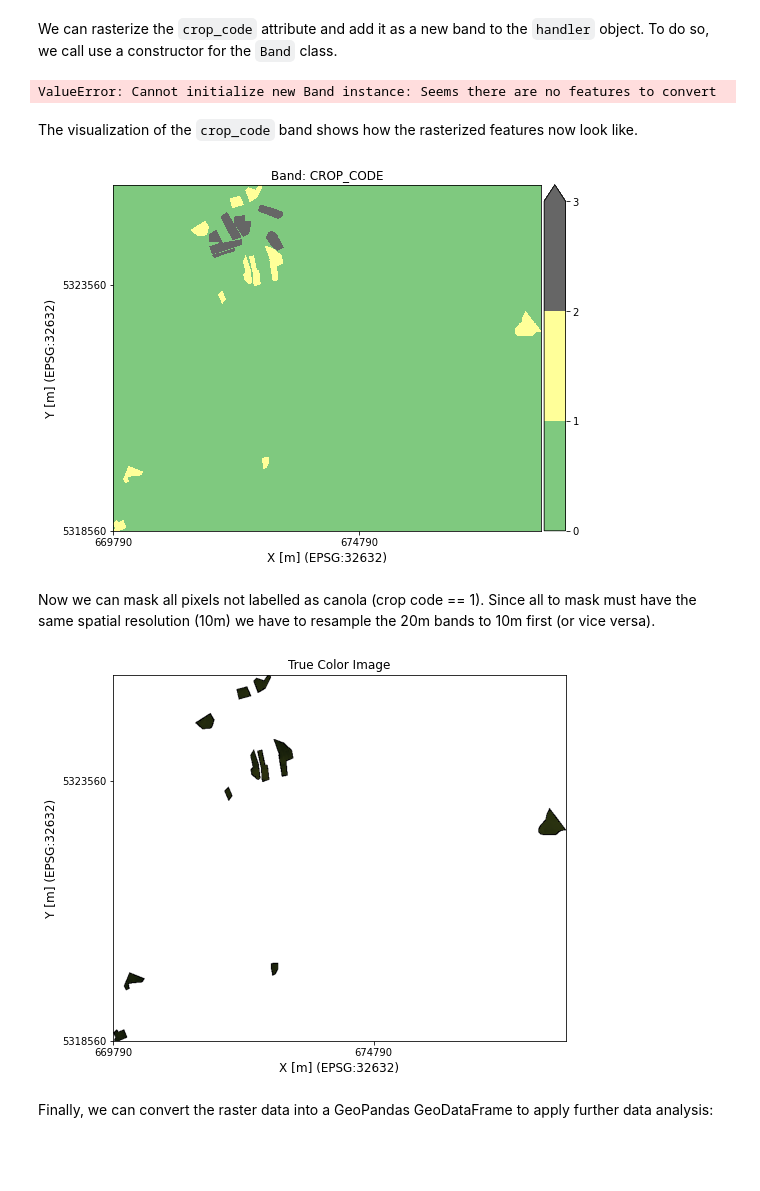
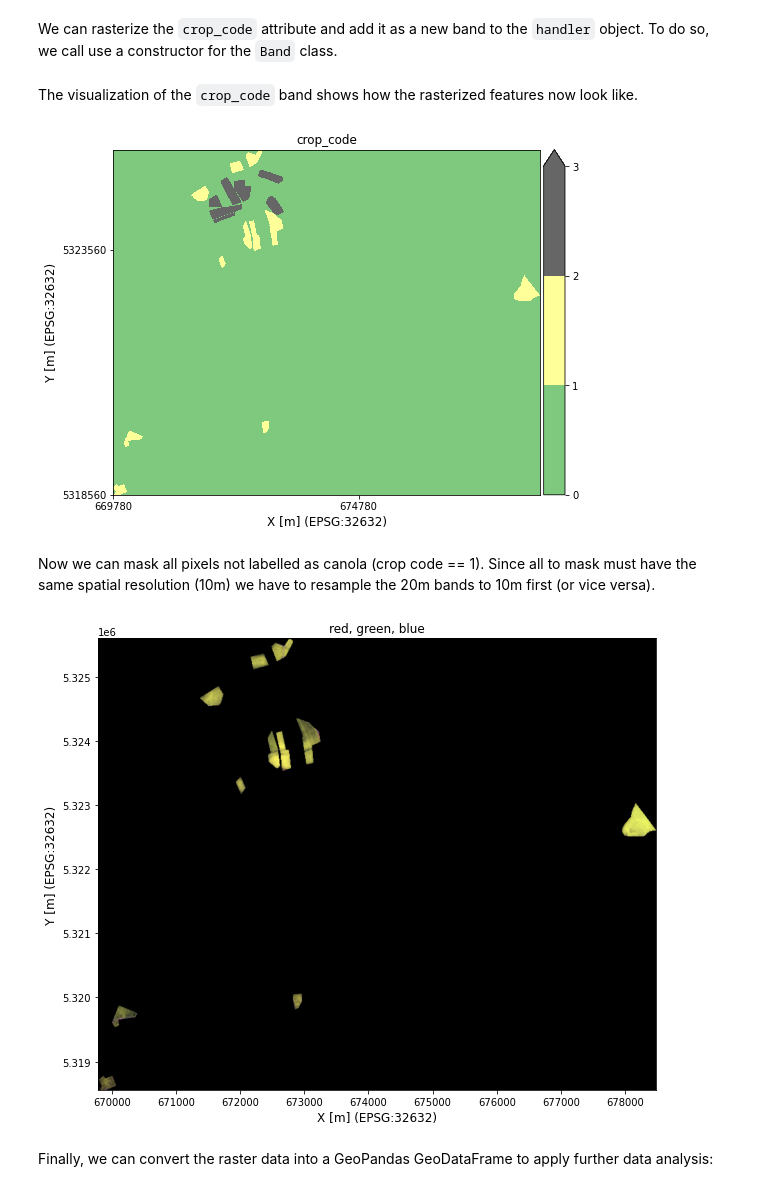
Before and after one commit to EOA-team/AgriSatPy, a Jupyter notebook: tutorial/sentinel2_field_parcel_extraction.ipynb, the cells around one changed output. Cells and saved outputs as stored; diff of their text form; code cells hidden in the pictures; blank space fills up the shorter version.

```diff
--- a/tutorial/sentinel2_field_parcel_extraction.ipynb
+++ b/tutorial/sentinel2_field_parcel_extraction.ipynb
@@ -98,37 +98,38 @@ handler.add_band(
     vector_features=parcels_gdf,
     geo_info=handler['blue'].geo_info,  # we use the geo-localisation of one of the 10m bands
     snap_bounds=handler['blue'].bounds, # and define the extent of the rasterized vector features to match the extent of the blue band
-    band_name_src='crop_code'           # we can use any numeric attribute of the vector features; each attribute becomes a new raster band
+    band_name_src='crop_code',          # we can use any numeric attribute of the vector features; each attribute becomes a new raster band
+    band_name_dst='crop_code'
 )
-# %% [output]
-ValueError: Cannot initialize new Band instance: Seems there are no features to convert
 # %% [markdown]
 The visualization of the `crop_code` band shows how the rasterized features now look like.
 # %%
 fig_cc = handler.plot_band('crop_code', colormap='Accent', discrete_values=True)
 # %% [output]
-[figure, old version]
+[figure, new version]
 # %% [markdown]
 Now we can mask all pixels not labelled as canola (crop code == 1). Since all to mask must have the same spatial resolution (10m) we have to resample the 20m bands to 10m first (or vice versa).
 # %%
 # resample to 10m first
 handler.resample(
     target_resolution=10,   # meter
-    resampling_method=cv2.INTER_NEAREST_EXACT
+    interpolation_method=cv2.INTER_NEAREST_EXACT,
+    inplace=True
 )
 
-bands_to_mask = handler.bandnames
+bands_to_mask = handler.band_names
 
 handler.mask(
-    name_mask_band='crop_code',
+    mask='crop_code',
     mask_values=[1],  # 1 is the code for canola
     bands_to_mask=bands_to_mask,
-    keep_mask_values=True  # we want to keep all canola pixels
+    keep_mask_values=True,  # we want to keep all canola pixels,
+    inplace=True
 )
 # %%
-fig_rgb_canola = handler.plot_rgb()
+fig_rgb_canola = handler.plot_multiple_bands(['red','green','blue'])
 # %% [output]
-[figure, old version]
+[figure, new version]
 # %% [markdown]
 Finally, we can convert the raster data into a GeoPandas GeoDataFrame to apply further data analysis:
 # %%
```
Also changed, not shown: parts of 3 cells of this notebook, 1 other file.
